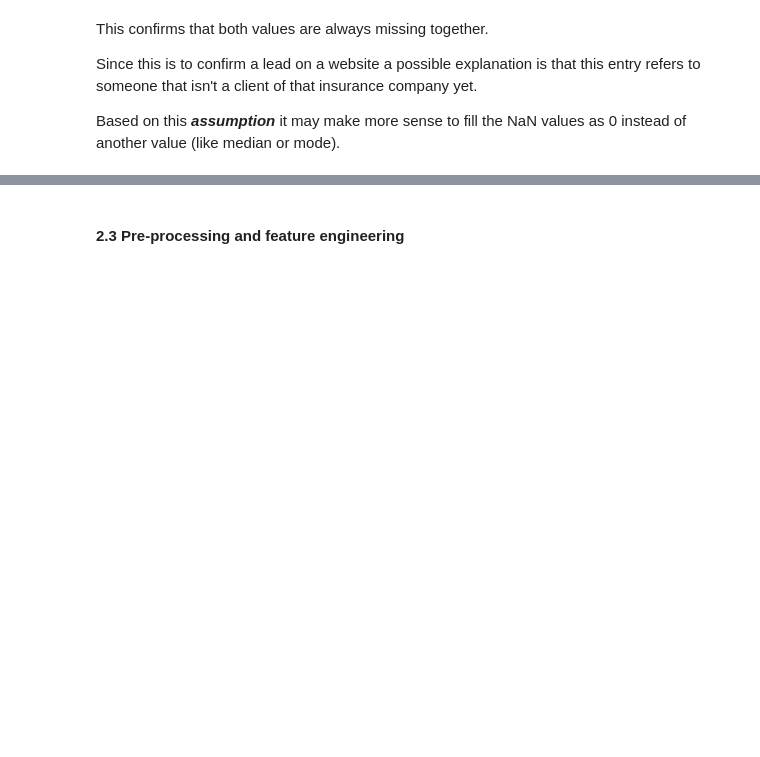
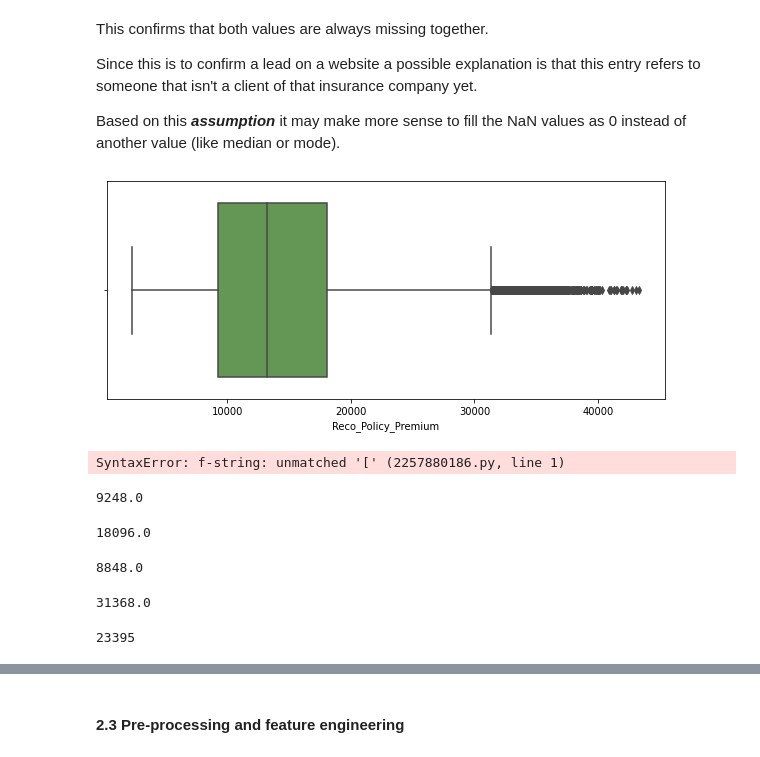
Before and after one commit to o-guilherme/IFSP-Proj-Sem2, a Jupyter notebook: EDA and Pre-processing.ipynb, the cells around one changed output, grey strips where cells are left out. Saved outputs shown, nothing was run; the diff lists cells and outputs as text; code cells hidden in the pictures; blank space fills up the shorter version.

```diff
--- a/EDA and Pre-processing.ipynb
+++ b/EDA and Pre-processing.ipynb
@@ -316,3 +312,9 @@ This confirms that both values are always missing together.
 Since this is to confirm a lead on a website a possible explanation is that this entry refers to someone that isn't a client of that insurance company yet.
 
 Based on this ***assumption*** it may make more sense to fill the NaN values as 0 instead of another value (like median or mode).
+# %%
+#Checking the ammount of outliers in the policy premium again
+plt.figure(figsize = (10,4))
+sns.boxplot(x = 'Reco_Policy_Premium', data = df, palette='gist_earth');
+# %% [output]
+[figure, added]
@@ -318,0 +327,28 @@ Based on this ***assumption*** it may make more sense to fill the NaN values as
+# %%
+print(f'Q1 = {np.percentile(df['Reco_Policy_Cat'], 25)}')
+print(f'Q3 = {np.percentile(df['Reco_Policy_Cat'], 75)}')
+# %% [output]
+SyntaxError: f-string: unmatched '[' (2257880186.py, line 1)
+# %%
+np.percentile(df['Reco_Policy_Premium'], 25)
+# %% [output]
+9248.0
+# %%
+np.percentile(df['Reco_Policy_Premium'], 75)
+# %% [output]
+18096.0
+# %%
+IQR = 18096.0 - 9248.0
+IQR
+# %% [output]
+8848.0
+# %%
+Q3 = np.percentile(df['Reco_Policy_Premium'], 75)
+IQR_Upper_bound = Q3 + (1.5 * IQR)
+IQR_Upper_bound
+# %% [output]
+31368.0
+# %%
+get_num_outliers(df['Reco_Policy_Cat'])
+# %% [output]
+23395
```
Also changed, not shown: parts of 6 cells of this notebook, 18 other files.
